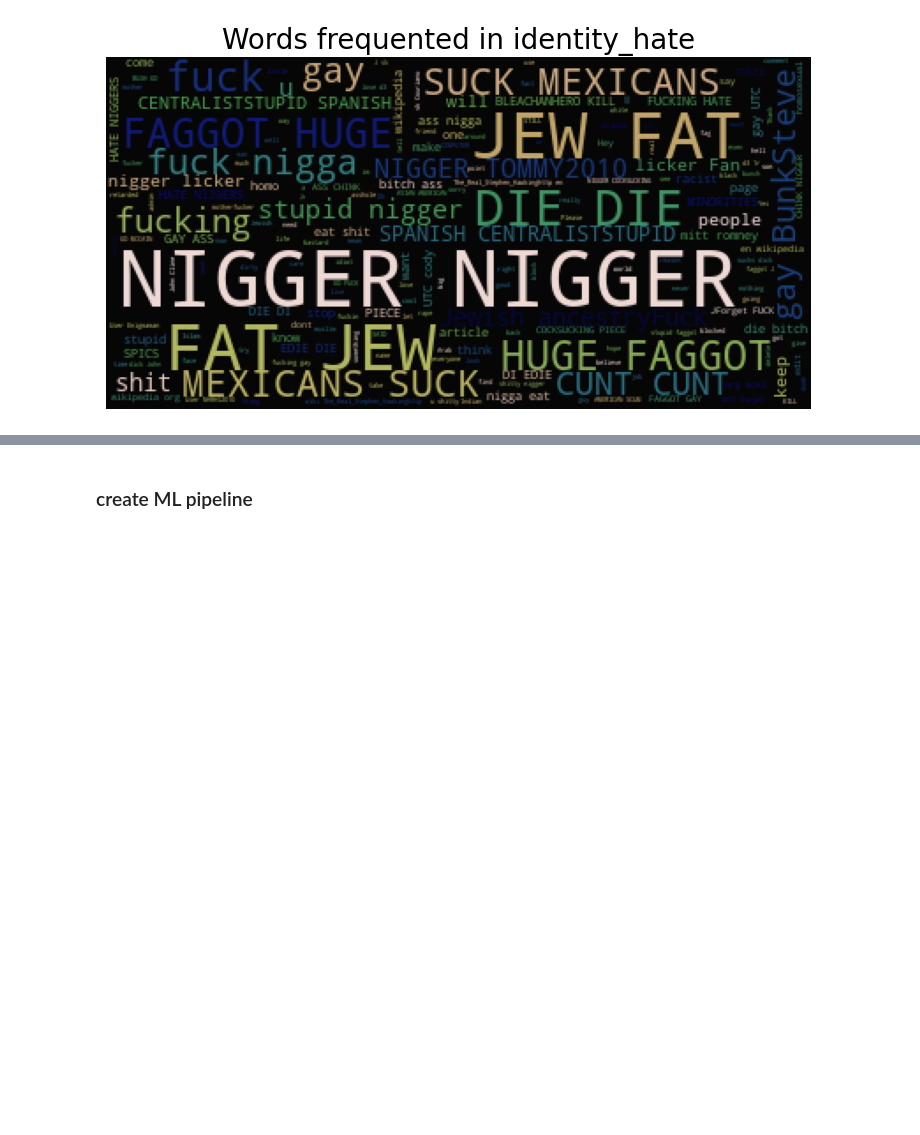
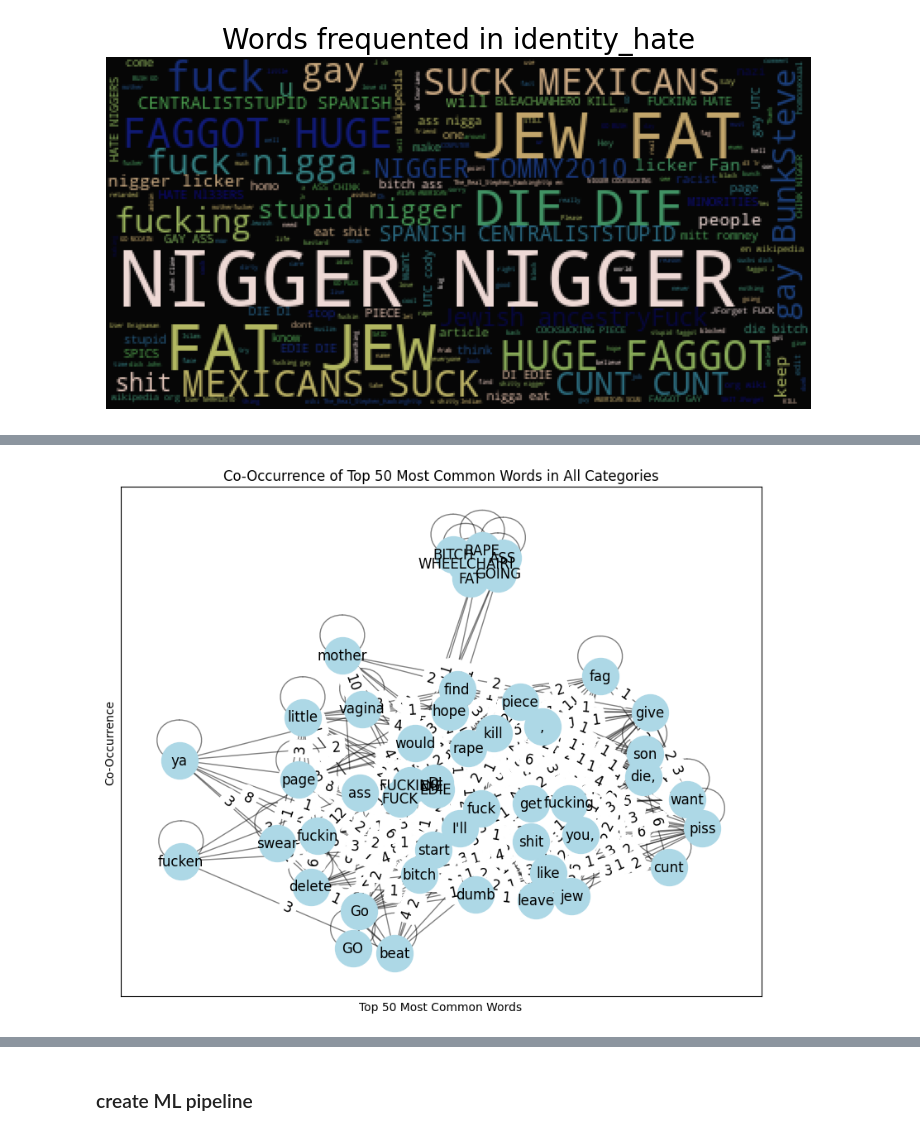
Before and after one commit to whoismanoj/Team3-SC1005-miniProject-ToxicCommentClassifier, a Jupyter notebook: DSAI_Project.ipynb, the cells around one changed output, grey strips where cells are left out. Drawn from its saved outputs; the diff is of its cells as text; code cells hidden in the pictures; blank space fills up the shorter version.

```diff
--- a/DSAI_Project.ipynb
+++ b/DSAI_Project.ipynb
@@ -455,0 +462,8 @@ for i in range(len(category_df)):
+# %%
+# # Filter data to only include comments labeled as all categories
+all_categories_data = df[(df['toxic'] == 1) &
+                         (df['severe_toxic'] == 1) &
+                         (df['obscene'] == 1) &
+                         (df['threat'] == 1) &
+                         (df['insult'] == 1) &
+                         (df['identity_hate'] == 1)]
@@ -455,0 +482,10 @@ for i in range(len(category_df)):
+# %%
+# Concatenate all comments into a single string
+all_comments = ' '.join(all_categories_data['comment_text'])
+
+# Split the string into individual words, excluding words in the exclusion list
+words = [word for word in all_comments.split() if word.lower()
+         not in exclude_words]
+
+# Calculate the frequency of each word
+word_freq = Counter(words)
@@ -455,0 +515,33 @@ for i in range(len(category_df)):
+# %%
+# Create an empty graph
+G = nx.Graph()
+
+# Add nodes
+for word in top_words:
+    G.add_node(word)
+
+# Add edges
+for pair, weight in co_occur_dict.items():
+    node1, node2 = pair
+    G.add_edge(node1, node2, weight=weight)
+
+# Set the positions of the nodes using the spring layout algorithm
+pos = nx.spring_layout(G, k=2, iterations=50)
+
+fig, ax = plt.subplots(figsize=(10, 8))
+
+nx.draw_networkx_nodes(G, pos, node_size=1000, node_color='lightblue', ax=ax)
+nx.draw_networkx_edges(G, pos, width=1, alpha=0.5, ax=ax)
+nx.draw_networkx_labels(G, pos, font_size=12, font_family='sans-serif', ax=ax)
+
+edge_labels = nx.get_edge_attributes(G, 'weight')
+nx.draw_networkx_edge_labels(
+    G, pos, edge_labels=edge_labels, font_size=12, ax=ax)
+
+ax.set_xlabel('Top 50 Most Common Words')
+ax.set_ylabel('Co-Occurrence')
+ax.set_title('Co-Occurrence of Top 50 Most Common Words in All Categories')
+
+plt.show()
+# %% [output]
+[figure, added]
```
Also changed, not shown: parts of 12 cells of this notebook.
